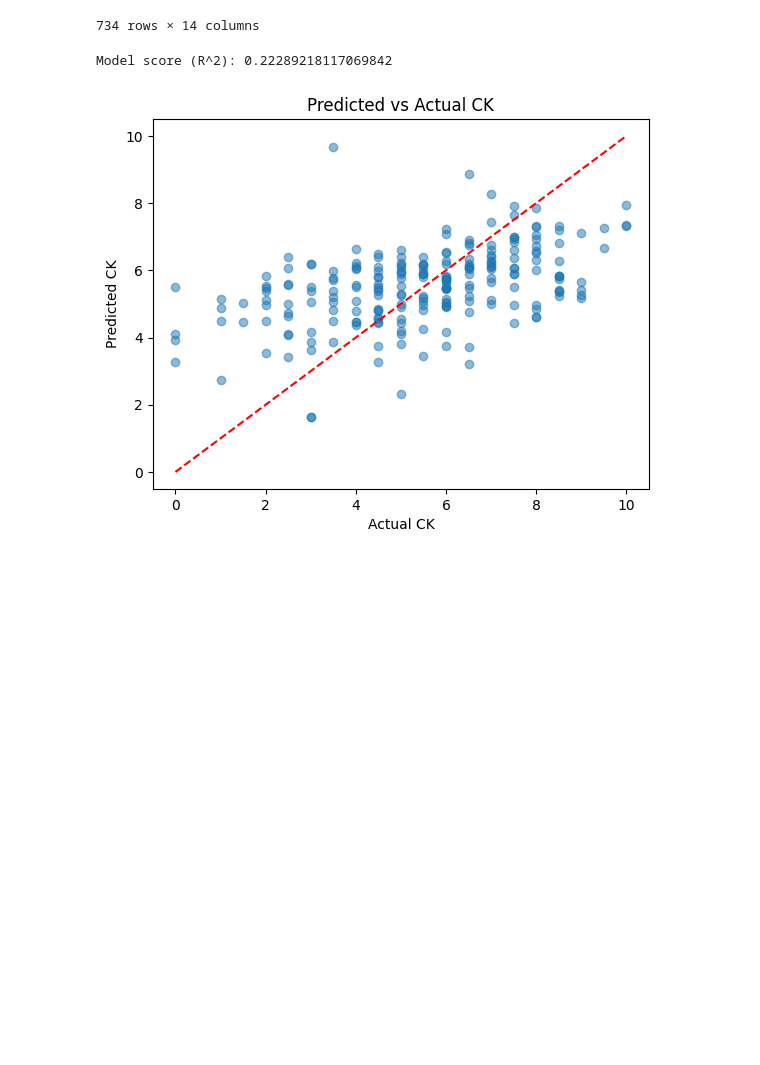
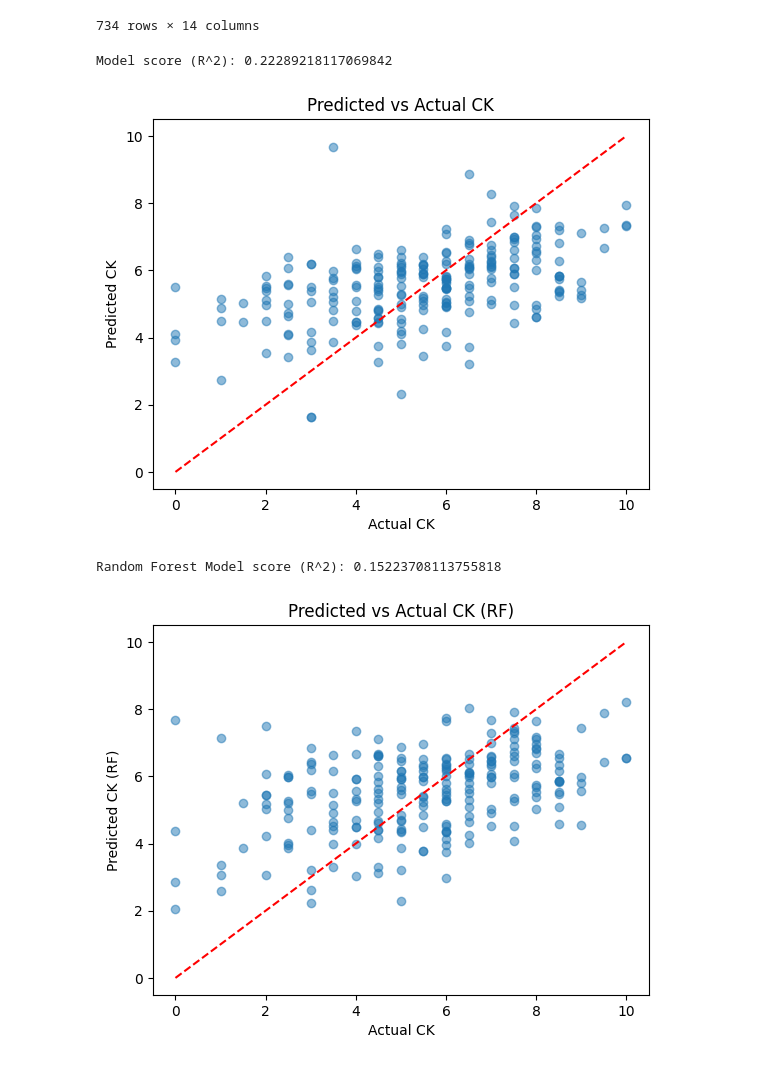
Before and after one commit to theRaven1312/CS114.P21, a Jupyter notebook: code_raven/DA-ck.ipynb, the cells around one changed output. Saved outputs shown, nothing was run; the diff lists cells and outputs as text; code cells hidden in the pictures; blank space fills up the shorter version.

```diff
--- a/code_raven/DA-ck.ipynb
+++ b/code_raven/DA-ck.ipynb
@@ -4,6 +4,18 @@ import numpy as np
 import matplotlib.pyplot as plt
 from sklearn.model_selection import train_test_split
 from sklearn.linear_model import LinearRegression
+from sklearn.ensemble import RandomForestRegressor
+
+import seaborn as sns
+from datetime import datetime
+import json
+from sklearn.preprocessing import StandardScaler
+from sklearn.metrics import mean_squared_error, r2_score
+import warnings
+warnings.filterwarnings('ignore')
+
+plt.style.use('seaborn-v0_8')
+sns.set_palette("husl")
 # %%
 ck = pd.read_csv('ck-public.csv')
 annonimized = pd.read_csv('annonimized.csv')
@@ -197,31 +193,44 @@ scaler = StandardScaler()
 # %%
 
 X = graded.drop(columns=['student', 'CK'])
 y = graded['CK'].astype(float)
 
 
 X_train, X_test, y_train, y_test = train_test_split(X, y, test_size=0.3, random_state=42)
 
 
 X_train = scaler.fit_transform(X_train)
 X_test = scaler.transform(X_test)
 
 
 lr = LinearRegression()
 lr.fit(X_train, y_train)
 
+rf = RandomForestRegressor(n_estimators=100, random_state=42)
+rf.fit(X_train, y_train)
+
 
 print("Model score (R^2):", lr.score(X_test, y_test))
 
 plt.scatter(y_test, lr.predict(X_test), alpha=0.5)
 plt.xlabel('Actual CK')
 plt.ylabel('Predicted CK')
 plt.title('Predicted vs Actual CK')
 plt.plot([y.min(), y.max()], [y.min(), y.max()], 'r--')
 plt.show()
+
+print("Random Forest Model score (R^2):", rf.score(X_test, y_test))
+plt.scatter(y_test, rf.predict(X_test), alpha=0.5)
+plt.xlabel('Actual CK')
+plt.ylabel('Predicted CK (RF)')
+plt.title('Predicted vs Actual CK (RF)')
+plt.plot([y.min(), y.max()], [y.min(), y.max()], 'r--')
+plt.show()
 # %% [output]
 Model score (R^2): 0.22289218117069842
 [figure]
+Random Forest Model score (R^2): 0.15223708113755818
+[figure, added]
 # %%
 X_predict = scaler.transform(ungraded.drop(columns=['student', 'CK']))
 
```
Also changed, not shown: parts of 2 cells of this notebook, 16 other files.
